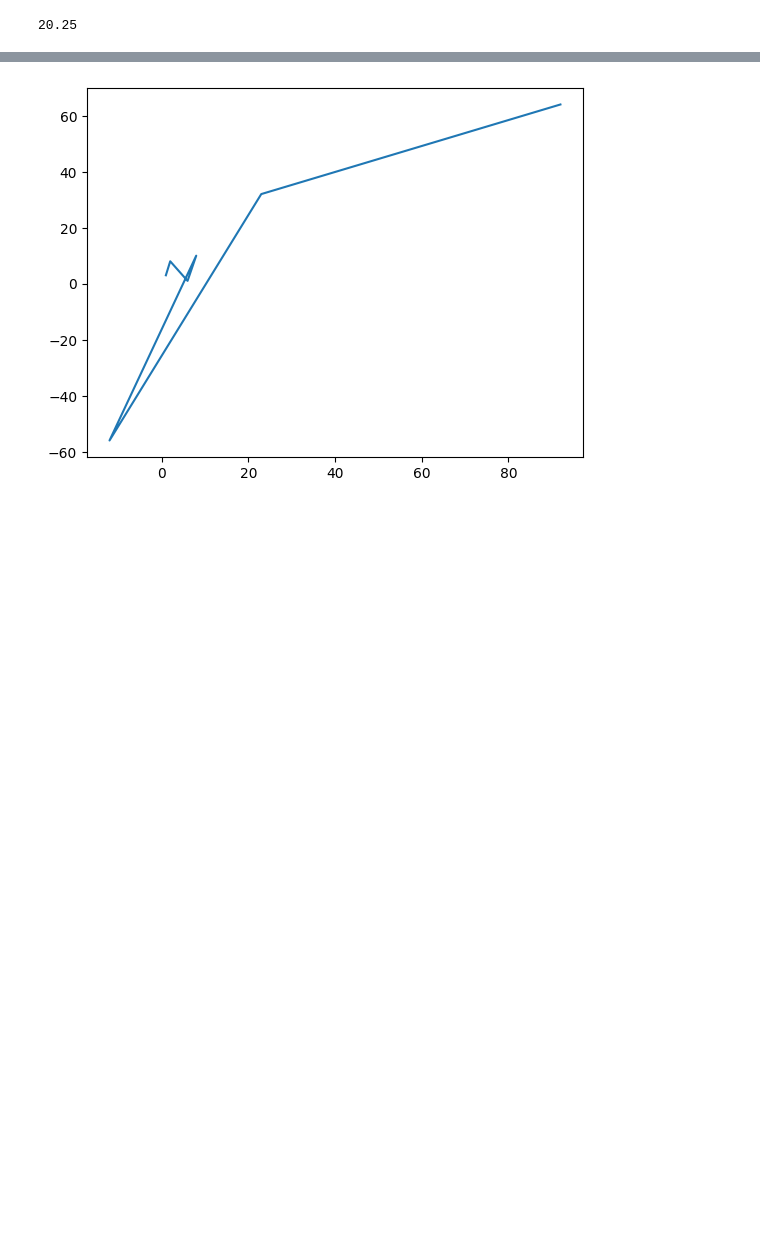
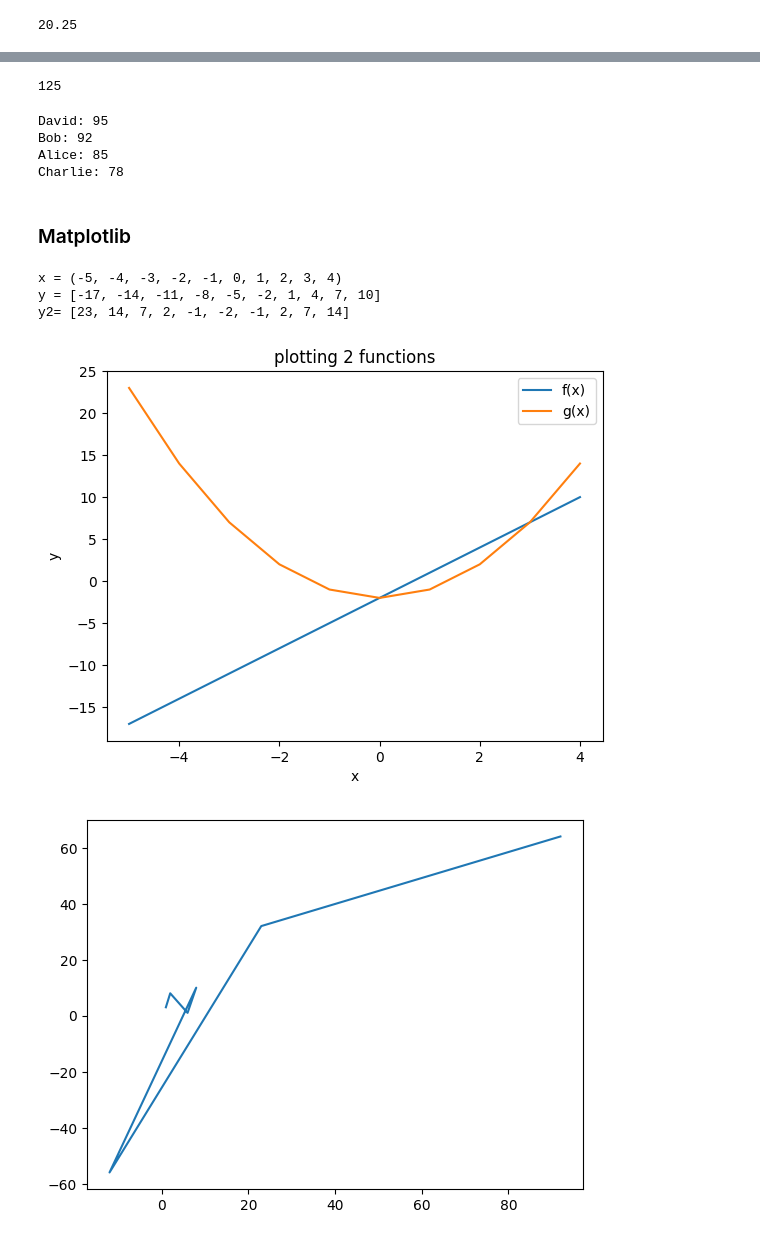
Before and after one commit to intichurin75/python-carlos-hillgren-github--nba, a Jupyter notebook: code_alongs/L2_python_fundamentals_part2.ipynb, the cells around one changed output, grey strips where cells are left out. Drawn from its saved outputs; the diff is of its cells as text; code cells hidden in the pictures; blank space fills up the shorter version.

Commit message:
lagt in Matplotlib ex

```diff
--- a/code_alongs/L2_python_fundamentals_part2.ipynb
+++ b/code_alongs/L2_python_fundamentals_part2.ipynb
@@ -194,3 +275,54 @@ average(1,2,34,5,12,51,23,34)
+# %%
+cuber = lambda x: x**3
+
+cuber(5)
+# %% [output]
+125
+# %%
+students = [("Alice", 85),("Bob",92),("Charlie",78),("David", 95)]
+
+# sort students by their scores in descending order
+sorted_students = sorted(students, key=lambda student: student[1], reverse=True)
+
+for student in sorted_students:
+    print(f"{student[0]}: {student[1]}")
+# %% [output]
+David: 95
+Bob: 92
+Alice: 85
+Charlie: 78
+# %% [markdown]
+### Matplotlib
+# %%
+import matplotlib.pyplot as plt
+
+f = lambda x: 3 * x - 2
+
+def g(x):
+    return x**2 - 2
+
+# similar to list but immutable, i.e can´t change values in a tupl
+x = tuple(range(-5,5))
+print(f"{x = }")
+
+y = [f(i) for i in x]
+y2 = [g(i) for i in x]
+
+print(f"{y = }")
+print(f"{y2= }")
+
+plt.plot(x, y)
+plt.plot(x, y2)
+plt.title("plotting 2 functions")
+plt.xlabel("x")
+plt.ylabel("y")
+plt.legend(["f(x)","g(x)"])
+plt.show()
+# %% [output]
+x = (-5, -4, -3, -2, -1, 0, 1, 2, 3, 4)
+y = [-17, -14, -11, -8, -5, -2, 1, 4, 7, 10]
+y2= [23, 14, 7, 2, -1, -2, -1, 2, 7, 14]
+[figure, added]
 # %%
 import matplotlib.pyplot as plt
 import numpy as np
```
Also changed, not shown: parts of 10 cells of this notebook.
